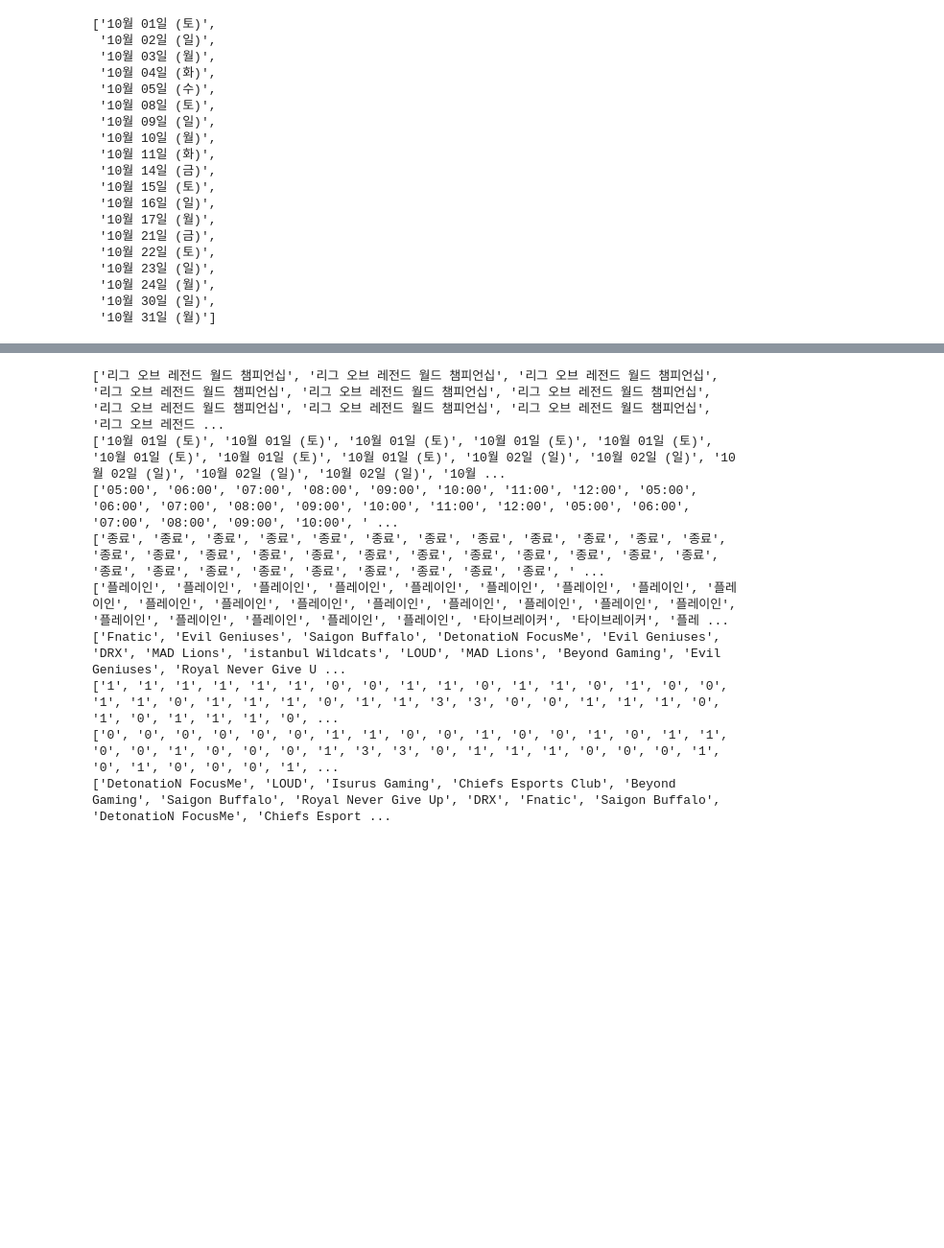
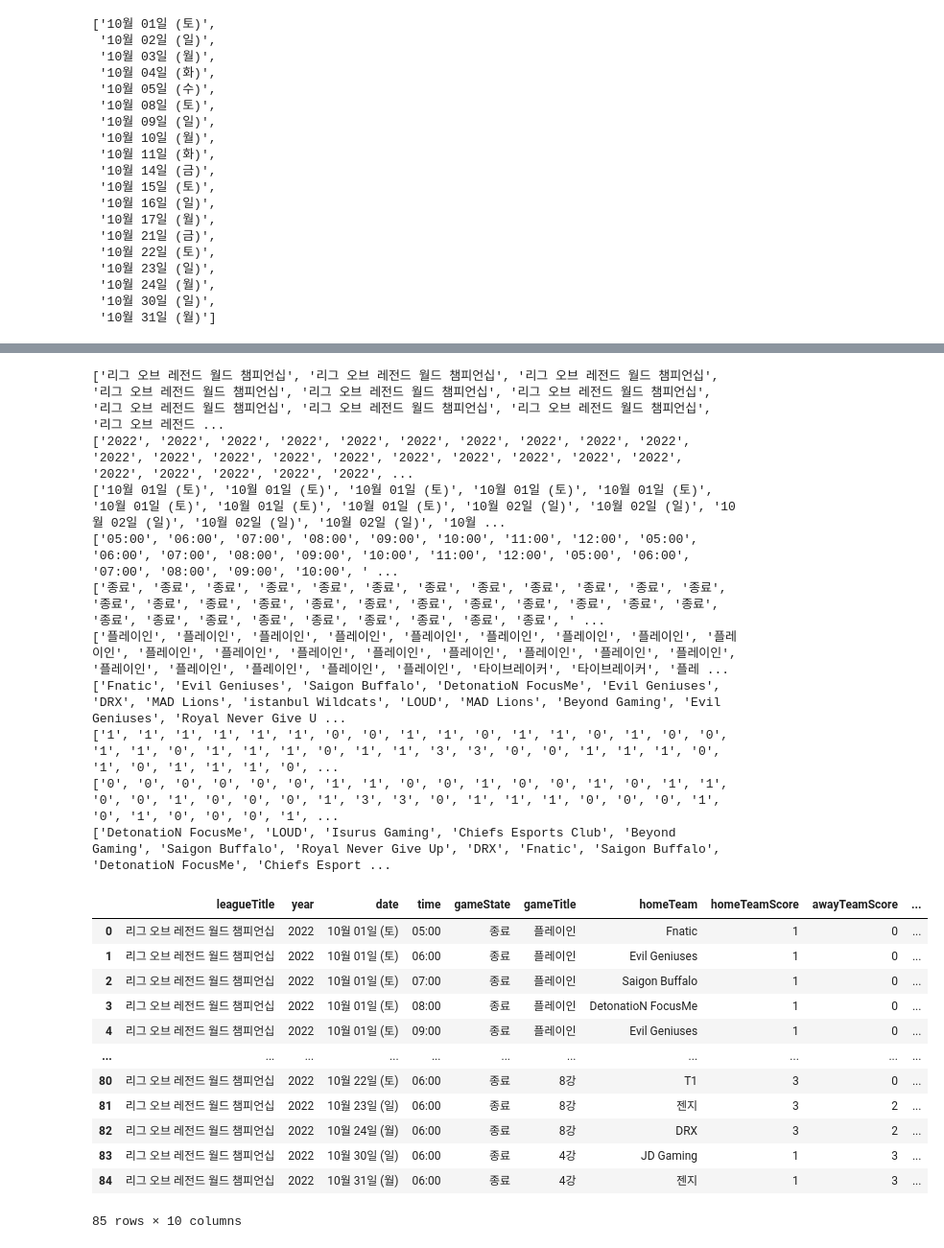
Before and after one commit to EDDI-RobotAcademy/WebAppPersonalProject, a Jupyter notebook: p4th/AnnaJo/lolEsportsKorea_backend_python/LeagueInfoCrwaling.ipynb, the cells around one changed output, grey strips where cells are left out. Shown at 96% size. Drawn from its saved outputs; the diff is of its cells as text; code cells hidden in the pictures; blank space fills up the shorter version.

```diff
--- a/p4th/AnnaJo/lolEsportsKorea_backend_python/LeagueInfoCrwaling.ipynb
+++ b/p4th/AnnaJo/lolEsportsKorea_backend_python/LeagueInfoCrwaling.ipynb
@@ -86,7 +86,8 @@ print(finalLeagueInfoLine_list)
 # %%
-Title_list = []
-Date_list = []
-Time_list = []
+title_list = []
+year_list = []
+date_list = []
+time_list = []
 gameState_list = []
 gameTitle_list = []
 homeTeamName_list = []
@@ -102,36 +103,40 @@ for i in range(len(finalLeagueInfoLine_list)):
     if finalLeagueInfoLine_list[i] == '':
         finalLeagueInfoLine_list.pop(i)
 
-for i in range(0, listLength, 9):
-    Title_list.append(finalLeagueInfoLine_list[i])
+for i in range(0, listLength, 10):
+    title_list.append(finalLeagueInfoLine_list[i])
 
-for i in range(1, listLength, 9):
-    Date_list.append(finalLeagueInfoLine_list[i])
+for i in range(1, listLength, 10):
+    year_list.append(finalLeagueInfoLine_list[i])
 
-for i in range(2, listLength, 9):
-    Time_list.append(finalLeagueInfoLine_list[i])
+for i in range(2, listLength, 10):
+    date_list.append(finalLeagueInfoLine_list[i])
 
-for i in range(3, listLength, 9):
+for i in range(3, listLength, 10):
+    time_list.append(finalLeagueInfoLine_list[i])
+
+for i in range(4, listLength, 10):
     gameState_list.append(finalLeagueInfoLine_list[i])
 
-for i in range(4, listLength, 9):
+for i in range(5, listLength, 10):
     gameTitle_list.append(finalLeagueInfoLine_list[i])
 
-for i in range(5, listLength, 9):
+for i in range(6, listLength, 10):
     homeTeamName_list.append(finalLeagueInfoLine_list[i])
 
-for i in range(6, listLength, 9):
+for i in range(7, listLength, 10):
     homeTeamScore_list.append(finalLeagueInfoLine_list[i])
 
-for i in range(7, listLength, 9):
+for i in range(8, listLength, 10):
     awayTeamScore_list.append(finalLeagueInfoLine_list[i])
 
-for i in range(8, listLength, 9):
+for i in range(9, listLength, 10):
     awayTeamName_list.append(finalLeagueInfoLine_list[i])
 
-print(Title_list)
-print(Date_list)
-print(Time_list)
+print(title_list)
+print(year_list)
+print(date_list)
+print(time_list)
 print(gameState_list)
 print(gameTitle_list)
 print(homeTeamName_list)
@@ -140,6 +145,7 @@ print(awayTeamScore_list)
 print(awayTeamName_list)
 # %% [output]
 ['리그 오브 레전드 월드 챔피언십', '리그 오브 레전드 월드 챔피언십', '리그 오브 레전드 월드 챔피언십', '리그 오브 레전드 월드 챔피언십', '리그 오브 레전드 월드 챔피언십', '리그 오브 레전드 월드 챔피언십', '리그 오브 레전드 월드 챔피언십', '리그 오브 레전드 월드 챔피언십', '리그 오브 레전드 월드 챔피언십', '리그 오브 레전드 ...
+['2022', '2022', '2022', '2022', '2022', '2022', '2022', '2022', '2022', '2022', '2022', '2022', '2022', '2022', '2022', '2022', '2022', '2022', '2022', '2022', '2022', '2022', '2022', '2022', '2022', ...
 ['10월 01일 (토)', '10월 01일 (토)', '10월 01일 (토)', '10월 01일 (토)', '10월 01일 (토)', '10월 01일 (토)', '10월 01일 (토)', '10월 01일 (토)', '10월 02일 (일)', '10월 02일 (일)', '10월 02일 (일)', '10월 02일 (일)', '10월 02일 (일)', '10월 ...
 ['05:00', '06:00', '07:00', '08:00', '09:00', '10:00', '11:00', '12:00', '05:00', '06:00', '07:00', '08:00', '09:00', '10:00', '11:00', '12:00', '05:00', '06:00', '07:00', '08:00', '09:00', '10:00', ' ...
 ['종료', '종료', '종료', '종료', '종료', '종료', '종료', '종료', '종료', '종료', '종료', '종료', '종료', '종료', '종료', '종료', '종료', '종료', '종료', '종료', '종료', '종료', '종료', '종료', '종료', '종료', '종료', '종료', '종료', '종료', '종료', '종료', '종료', ' ...
@@ -151,4 +157,4 @@ print(awayTeamName_list)
 # %%
 import pandas as pd
 # %%
-df1 = pd.DataFrame({'leagueTitle':Title_list, 'date':Date_list, 'time':Time_list, 'gameState':gameState_list, 'gameTitle':gameTitle_list, 'homeTeam':homeTeamName_list, 'homeTeamScore':homeTeamScore_list, 'awayTeamScore':awayTeamScore_list, 'awayTeam':awayTeamName_list})
+leaguedata = pd.DataFrame({'leagueTitle':title_list, 'year':year_list, 'date':date_list, 'time':time_list, 'gameState':gameState_list, 'gameTitle':gameTitle_list, 'homeTeam':homeTeamName_list, 'homeTeamScore':homeTeamScore_list, 'awayTeamScore':awayTeamScore_list, 'awayTeam':awayTeamName_list})
@@ -159 +161,17 @@ df1.to_excel('2022_10_league_schedule.xlsx')
+# %%
+leaguedata
+# %% [output]
+|  | leagueTitle | year | date | time | gameState | gameTitle | homeTeam | homeTeamScore | awayTeamScore | ... |
+| 0 | 리그 오브 레전드 월드 챔피언십 | 2022 | 10월 01일 (토) | 05:00 | 종료 | 플레이인 | Fnatic | 1 | 0 | ... |
+| 1 | 리그 오브 레전드 월드 챔피언십 | 2022 | 10월 01일 (토) | 06:00 | 종료 | 플레이인 | Evil Geniuses | 1 | 0 | ... |
+| 2 | 리그 오브 레전드 월드 챔피언십 | 2022 | 10월 01일 (토) | 07:00 | 종료 | 플레이인 | Saigon Buffalo | 1 | 0 | ... |
+| 3 | 리그 오브 레전드 월드 챔피언십 | 2022 | 10월 01일 (토) | 08:00 | 종료 | 플레이인 | DetonatioN FocusMe | 1 | 0 | ... |
+| 4 | 리그 오브 레전드 월드 챔피언십 | 2022 | 10월 01일 (토) | 09:00 | 종료 | 플레이인 | Evil Geniuses | 1 | 0 | ... |
+| ... | ... | ... | ... | ... | ... | ... | ... | ... | ... | ... |
+| 80 | 리그 오브 레전드 월드 챔피언십 | 2022 | 10월 22일 (토) | 06:00 | 종료 | 8강 | T1 | 3 | 0 | ... |
+| 81 | 리그 오브 레전드 월드 챔피언십 | 2022 | 10월 23일 (일) | 06:00 | 종료 | 8강 | 젠지 | 3 | 2 | ... |
+| 82 | 리그 오브 레전드 월드 챔피언십 | 2022 | 10월 24일 (월) | 06:00 | 종료 | 8강 | DRX | 3 | 2 | ... |
+| 83 | 리그 오브 레전드 월드 챔피언십 | 2022 | 10월 30일 (일) | 06:00 | 종료 | 4강 | JD Gaming | 1 | 3 | ... |
+| 84 | 리그 오브 레전드 월드 챔피언십 | 2022 | 10월 31일 (월) | 06:00 | 종료 | 4강 | 젠지 | 1 | 3 | ... |
+85 rows × 10 columns
 # %%
```
Also changed, not shown: parts of 7 cells of this notebook, 1 other file.
